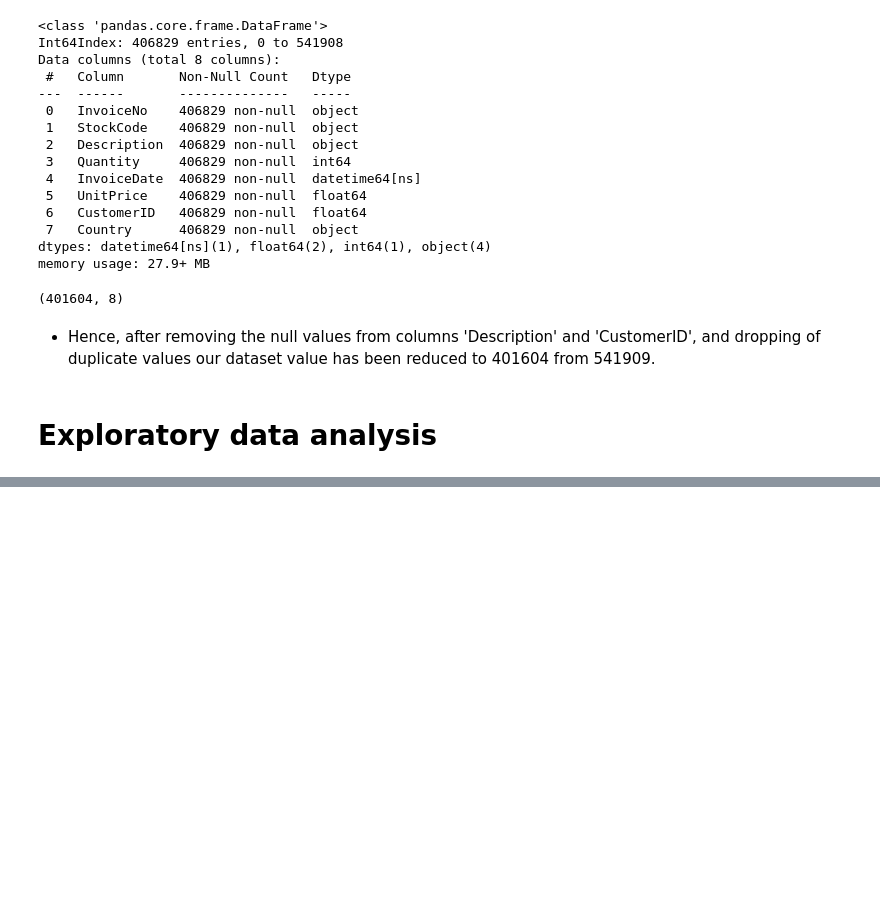
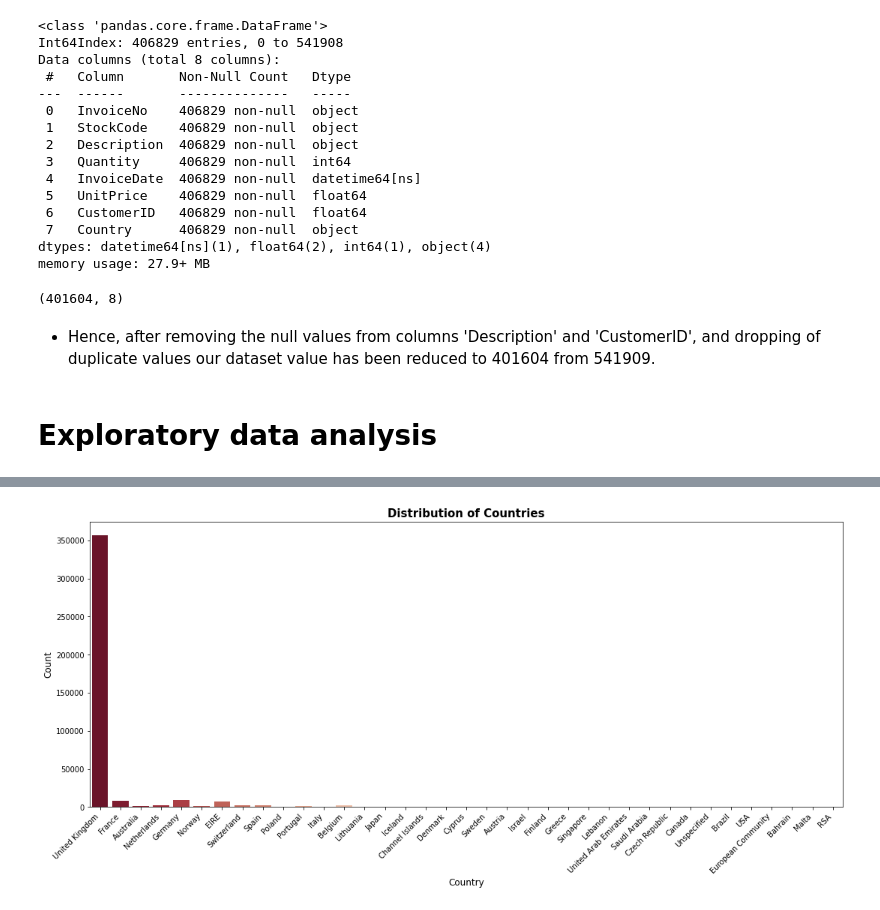
Before and after one commit to Nikkiie/Online-Retail-Customer-Segmentation-Unsupervised, a Jupyter notebook: Online_Retail_Customer_Segmentation_Unsupervised.ipynb, the cells around one changed output, grey strips where cells are left out. Cells and saved outputs as stored; diff of their text form; code cells hidden in the pictures; blank space fills up the shorter version.

```diff
--- a/Online_Retail_Customer_Segmentation_Unsupervised.ipynb
+++ b/Online_Retail_Customer_Segmentation_Unsupervised.ipynb
@@ -209,0 +224,12 @@ df.shape
+# %%
+# Plot for distribution of countries
+
+plt.figure(figsize=(18,7))
+sns.countplot(x='Country', data = df, palette ='RdBu')
+plt.xticks(rotation=45, ha='right')
+plt.title("Distribution of Countries",fontsize = 15, fontweight="bold")
+plt.ylabel("Count", fontsize = 12)
+plt.xlabel("Country",fontsize = 12)  #'Purples_r', 'RdBu', 'RdBu_r', 'RdGy', 'RdGy_r', 'RdPu', 'RdPu_r', 'RdYlBu', 'RdYl
+plt.show()
+# %% [output]
+[figure, added]
```
Also changed, not shown: parts of 16 cells of this notebook.
